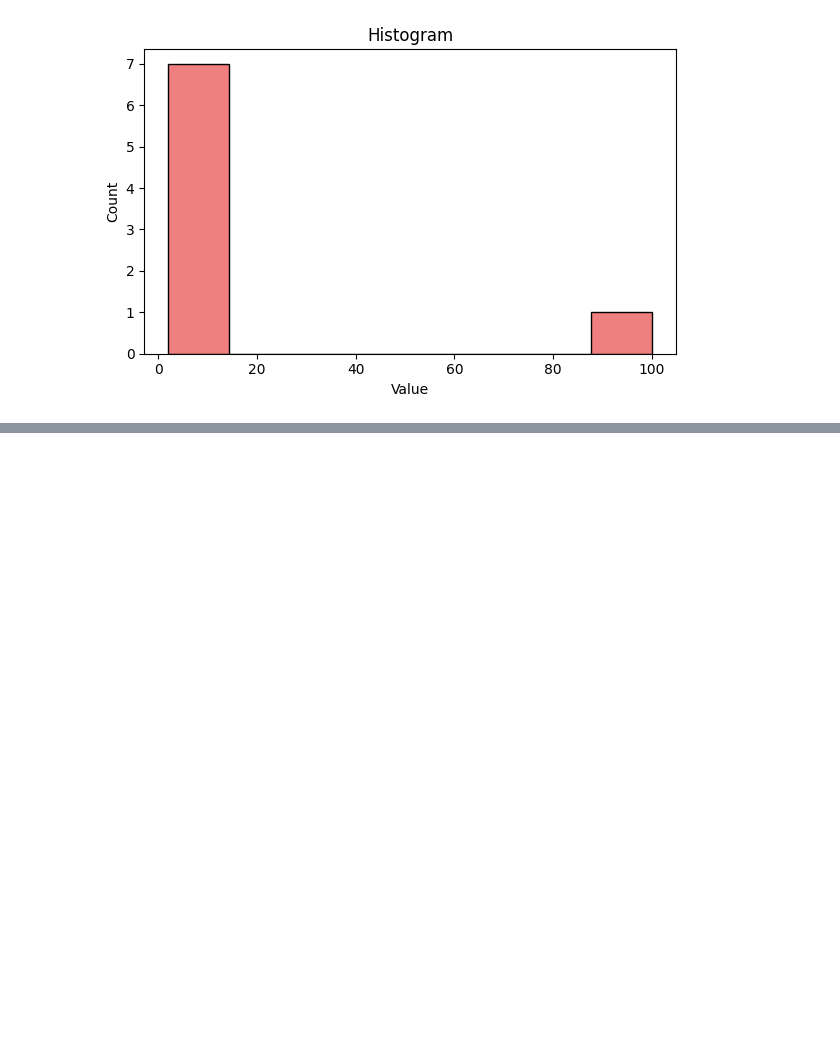
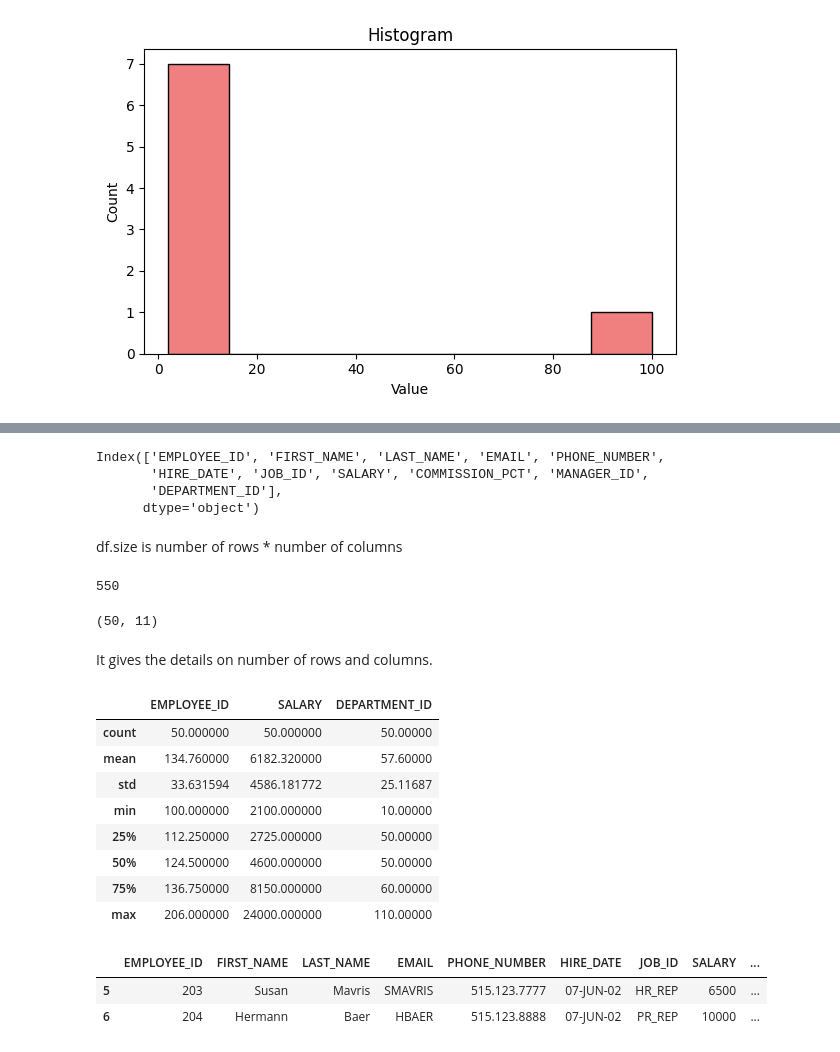
Before and after one commit to vikasgrg/Analytics, a Jupyter notebook: vgarg.ipynb, the cells around one changed output, grey strips where cells are left out. Cells and saved outputs as stored; diff of their text form; code cells hidden in the pictures; blank space fills up the shorter version.

```diff
--- a/vgarg.ipynb
+++ b/vgarg.ipynb
@@ -98,0 +131,37 @@ Regular Kurtosis:  6.102568907202496
+# %%
+df.columns
+# %% [output]
+Index(['EMPLOYEE_ID', 'FIRST_NAME', 'LAST_NAME', 'EMAIL', 'PHONE_NUMBER',
+       'HIRE_DATE', 'JOB_ID', 'SALARY', 'COMMISSION_PCT', 'MANAGER_ID',
+       'DEPARTMENT_ID'],
+      dtype='object')
+# %% [markdown]
+df.size is number of rows * number of columns
+# %%
+df.size
+# %% [output]
+550
+# %%
+df.shape
+# %% [output]
+(50, 11)
+# %% [markdown]
+It gives the details on number of rows and columns.
+# %%
+df.describe()
+# %% [output]
+|  | EMPLOYEE_ID | SALARY | DEPARTMENT_ID |
+| count | 50.000000 | 50.000000 | 50.00000 |
+| mean | 134.760000 | 6182.320000 | 57.60000 |
+| std | 33.631594 | 4586.181772 | 25.11687 |
+| min | 100.000000 | 2100.000000 | 10.00000 |
+| 25% | 112.250000 | 2725.000000 | 50.00000 |
+| 50% | 124.500000 | 4600.000000 | 50.00000 |
+| 75% | 136.750000 | 8150.000000 | 60.00000 |
+| max | 206.000000 | 24000.000000 | 110.00000 |
+# %%
+df.iloc[5:7]
+# %% [output]
+|  | EMPLOYEE_ID | FIRST_NAME | LAST_NAME | EMAIL | PHONE_NUMBER | HIRE_DATE | JOB_ID | SALARY | ... |
+| 5 | 203 | Susan | Mavris | SMAVRIS | 515.123.7777 | 07-JUN-02 | HR_REP | 6500 | ... |
+| 6 | 204 | Hermann | Baer | HBAER | 515.123.8888 | 07-JUN-02 | PR_REP | 10000 | ... |
```
Also changed, not shown: parts of 2 cells of this notebook.
